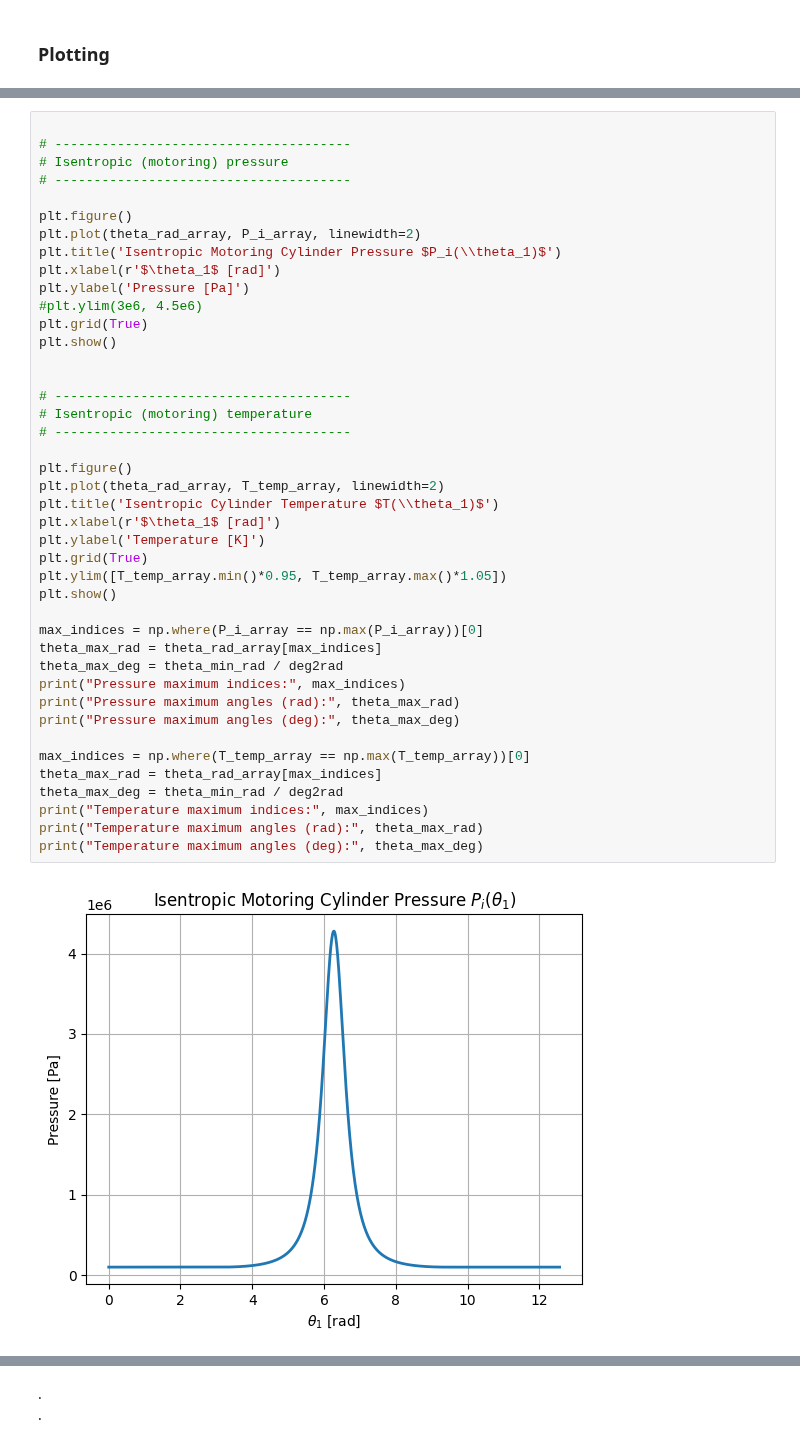
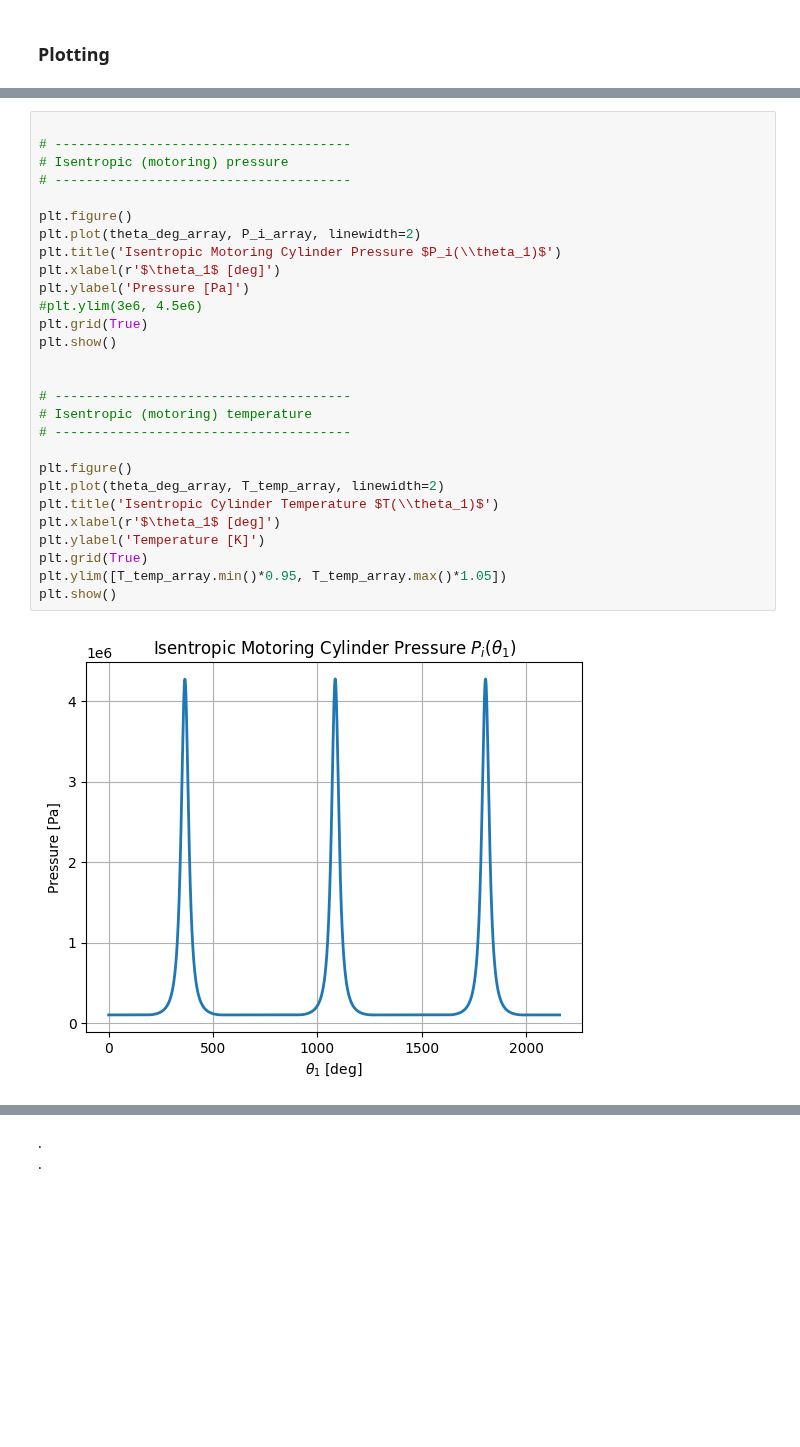
Before and after one commit to Affi26/JupyterNotebook, a Jupyter notebook: combustion-modelling/zweiri-single-cylinder-diesel-engine-model.ipynb, the cells around one changed output, grey strips where cells are left out. Drawn from its saved outputs; the diff is of its cells as text; blank space fills up the shorter version.

```diff
--- a/combustion-modelling/zweiri-single-cylinder-diesel-engine-model.ipynb
+++ b/combustion-modelling/zweiri-single-cylinder-diesel-engine-model.ipynb
@@ -2107,44 +2311,30 @@ Volume minimum angles (deg): [359.63963964]
 # %%
 
 # --------------------------------------
 # Isentropic (motoring) pressure
 # --------------------------------------
 
 plt.figure()
-plt.plot(theta_rad_array, P_i_array, linewidth=2)
+plt.plot(theta_deg_array, P_i_array, linewidth=2)
 plt.title('Isentropic Motoring Cylinder Pressure $P_i(\\theta_1)$')
-plt.xlabel(r'$\theta_1$ [rad]')
+plt.xlabel(r'$\theta_1$ [deg]')
 plt.ylabel('Pressure [Pa]')
 #plt.ylim(3e6, 4.5e6)
 plt.grid(True)
 plt.show()
 
 
 # --------------------------------------
 # Isentropic (motoring) temperature
 # --------------------------------------
 
 plt.figure()
-plt.plot(theta_rad_array, T_temp_array, linewidth=2)
+plt.plot(theta_deg_array, T_temp_array, linewidth=2)
 plt.title('Isentropic Cylinder Temperature $T(\\theta_1)$')
-plt.xlabel(r'$\theta_1$ [rad]')
+plt.xlabel(r'$\theta_1$ [deg]')
 plt.ylabel('Temperature [K]')
 plt.grid(True)
 plt.ylim([T_temp_array.min()*0.95, T_temp_array.max()*1.05])
 plt.show()
-
-max_indices = np.where(P_i_array == np.max(P_i_array))[0]
-theta_max_rad = theta_rad_array[max_indices]
-theta_max_deg = theta_min_rad / deg2rad
-print("Pressure maximum indices:", max_indices)
-print("Pressure maximum angles (rad):", theta_max_rad)
-print("Pressure maximum angles (deg):", theta_max_deg)
-
-max_indices = np.where(T_temp_array == np.max(T_temp_array))[0]
-theta_max_rad = theta_rad_array[max_indices]
-theta_max_deg = theta_min_rad / deg2rad
-print("Temperature maximum indices:", max_indices)
-print("Temperature maximum angles (rad):", theta_max_rad)
-print("Temperature maximum angles (deg):", theta_max_deg)
 # %% [output]
-[figure, old version]
+[figure, new version]
```
Also changed, not shown: parts of 11 cells of this notebook, 1 other file.
